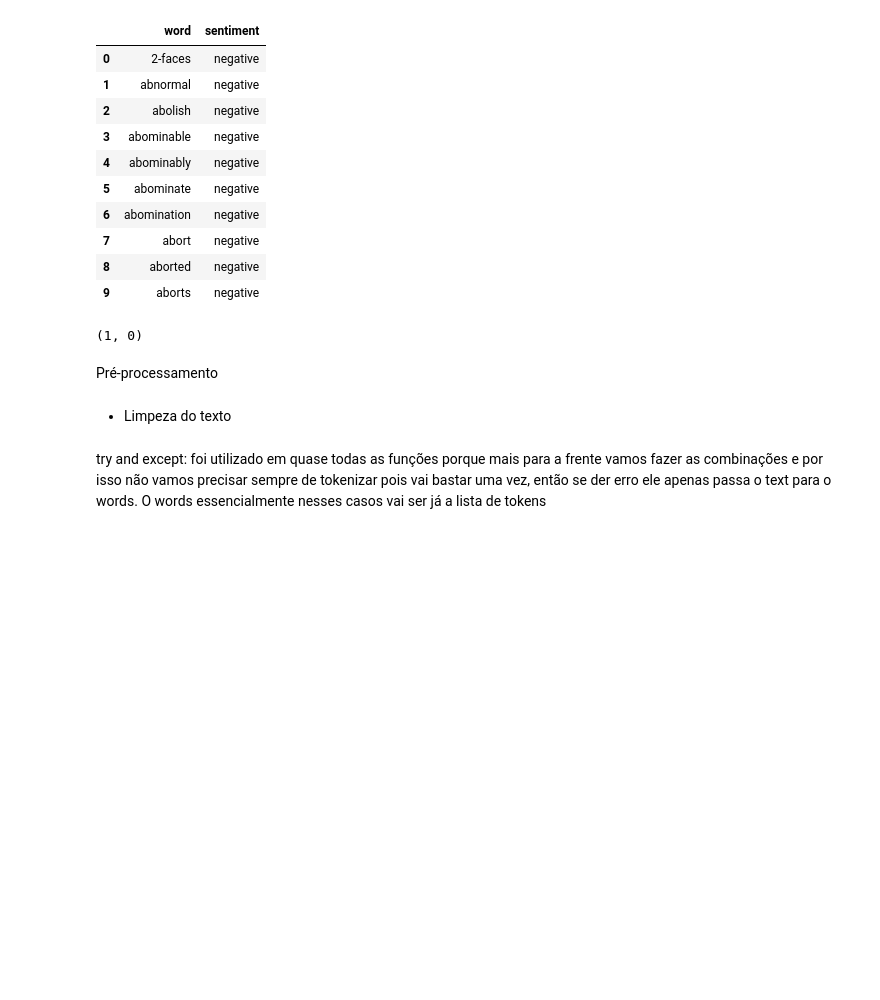
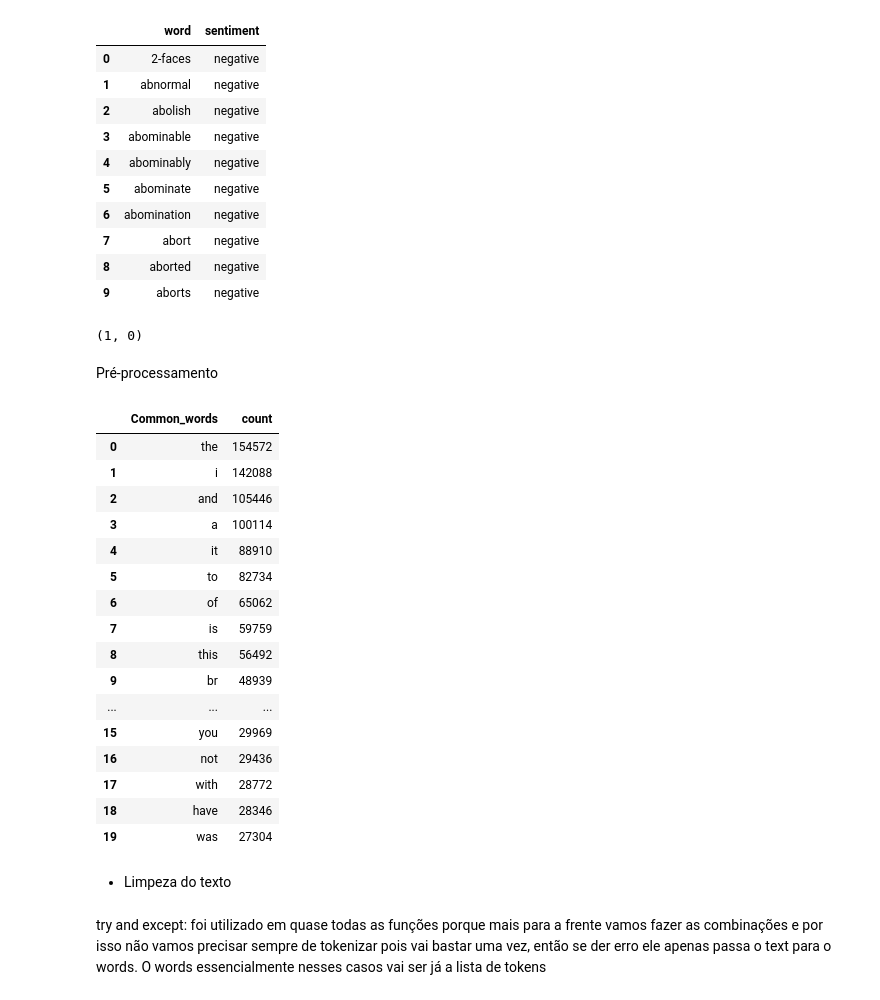
Before and after one commit to nuno5645/text_mining, a Jupyter notebook: Text_Mining.ipynb, the cells around one changed output. Drawn from its saved outputs; the diff is of its cells as text; code cells hidden in the pictures; blank space fills up the shorter version.

```diff
--- a/Text_Mining.ipynb
+++ b/Text_Mining.ipynb
@@ -373,6 +354,34 @@ bing_dict['happy']
 (1, 0)
 # %% [markdown]
 Pré-processamento
+# %%
+from collections import Counter
+import pandas as pd
+
+# Top 20 palavras mais comuns
+words = re.findall(r'\w+', ' '.join(train_data['review'].str.lower()))
+top = Counter(words)
+temp = pd.DataFrame(top.most_common(20))
+temp.columns = ['Common_words', 'count']
+temp.style.background_gradient(cmap='Blues')
+# %% [output]
+|  | Common_words | count |
+| 0 | the | 154572 |
+| 1 | i | 142088 |
+| 2 | and | 105446 |
+| 3 | a | 100114 |
+| 4 | it | 88910 |
+| 5 | to | 82734 |
+| 6 | of | 65062 |
+| 7 | is | 59759 |
+| 8 | this | 56492 |
+| 9 | br | 48939 |
+| ... | ... | ... |
+| 15 | you | 29969 |
+| 16 | not | 29436 |
+| 17 | with | 28772 |
+| 18 | have | 28346 |
+| 19 | was | 27304 |
 # %% [markdown]
 - Limpeza do texto
 # %% [markdown]
```
Also changed, not shown: parts of 17 cells of this notebook, 2 other files.
